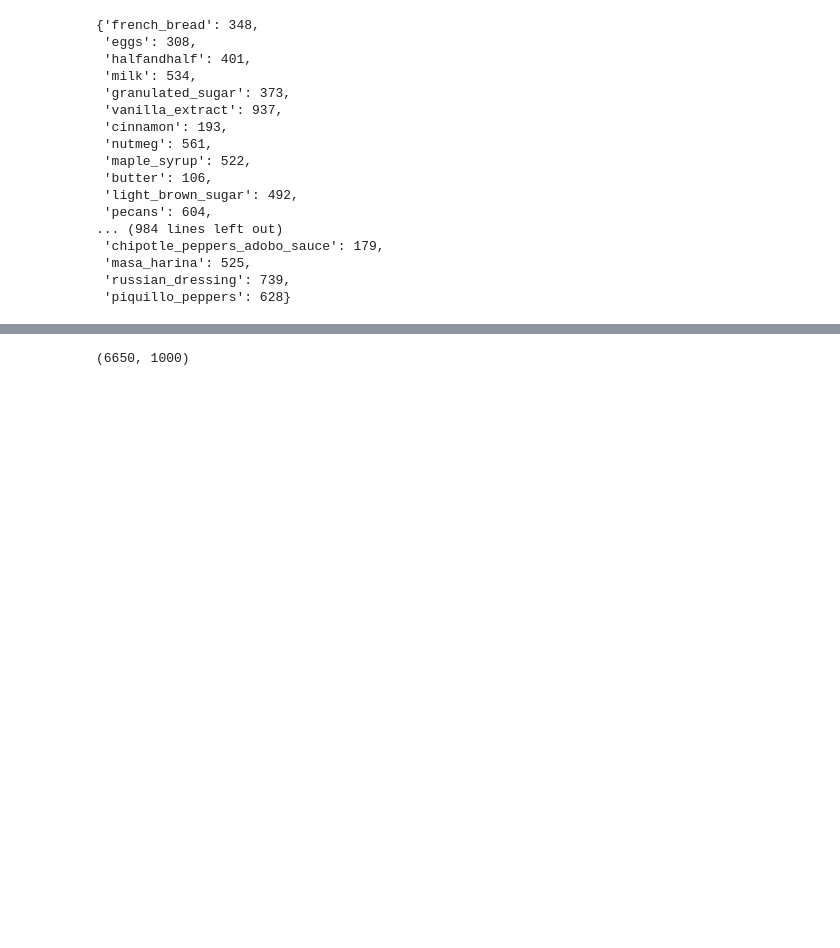
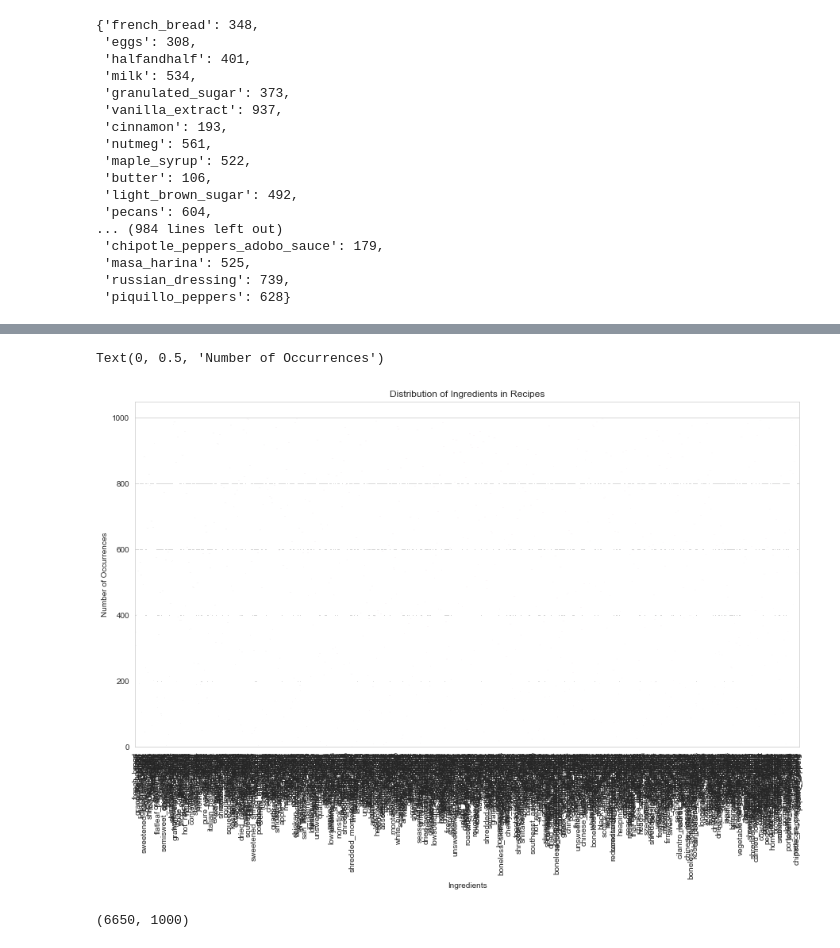
Before and after one commit to amazurek1/Recipe_Recommender, a Jupyter notebook: notebooks/FoodNetwork_NLP3.ipynb, the cells around one changed output, grey strips where cells are left out. Drawn from its saved outputs; the diff is of its cells as text; code cells hidden in the pictures; blank space fills up the shorter version.

```diff
--- a/notebooks/FoodNetwork_NLP3.ipynb
+++ b/notebooks/FoodNetwork_NLP3.ipynb
@@ -137,3 +186,5 @@ tf_vectorizer.vocabulary_
  'masa_harina': 525,
  'russian_dressing': 739,
  'piquillo_peppers': 628}
+# %%
+vocab = tf_vectorizer.vocabulary_
@@ -140,3 +211,16 @@ tf_vectorizer.vocabulary_
+# %%
+# visualize distribution of ingredients
+sns.set_style("whitegrid")
+plt.figure(figsize=(15,8))
+ct = sns.barplot(x=list(vocab.keys()), y=list(vocab.values()), palette="PuRd_d")
+for label in ct.get_xticklabels():
+    label.set_rotation(90)
+plt.title("Distribution of Ingredients in Recipes")
+plt.xlabel("Ingredients")
+plt.ylabel("Number of Occurrences")
+# %% [output]
+Text(0, 0.5, 'Number of Occurrences')
+[figure, added]
 # %%
 # # pickle vocabulary and their counts from lda model
 # pickle.dump(tf_vectorizer.vocabulary_, open('data/lda_vocab_counts2.pkl', 'wb'))
```
Also changed, not shown: parts of 24 cells of this notebook.
